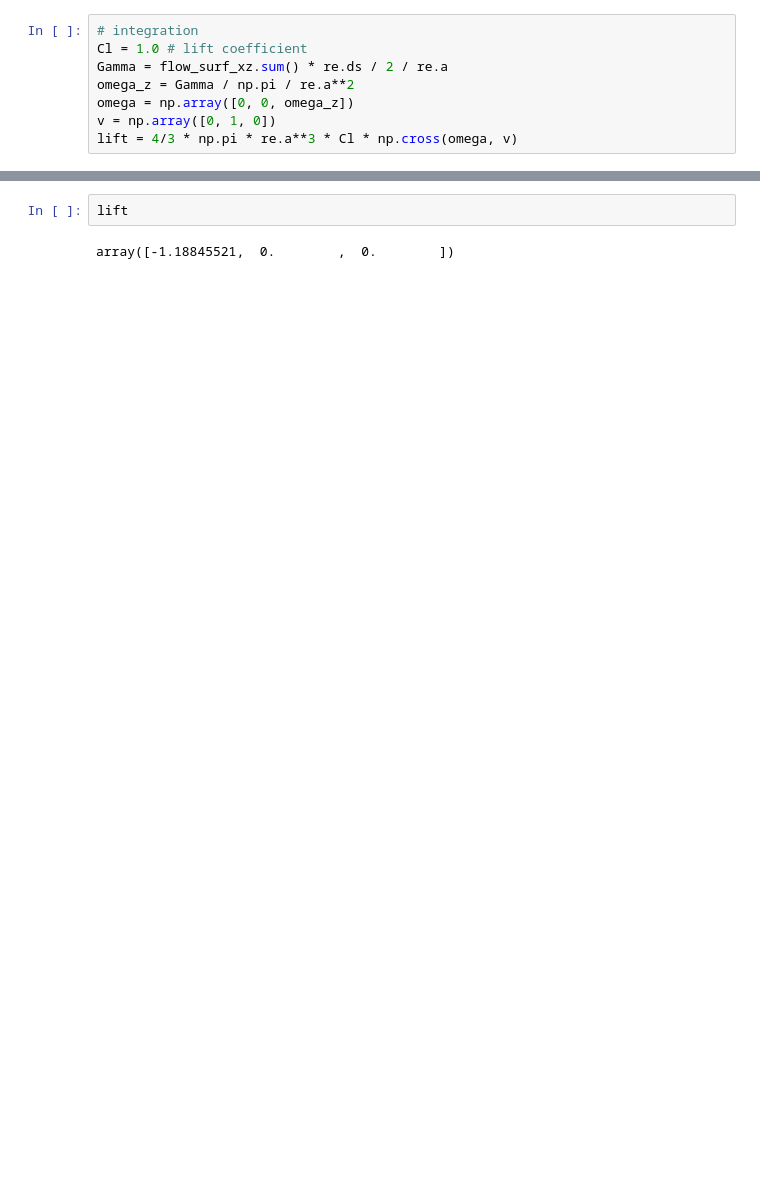
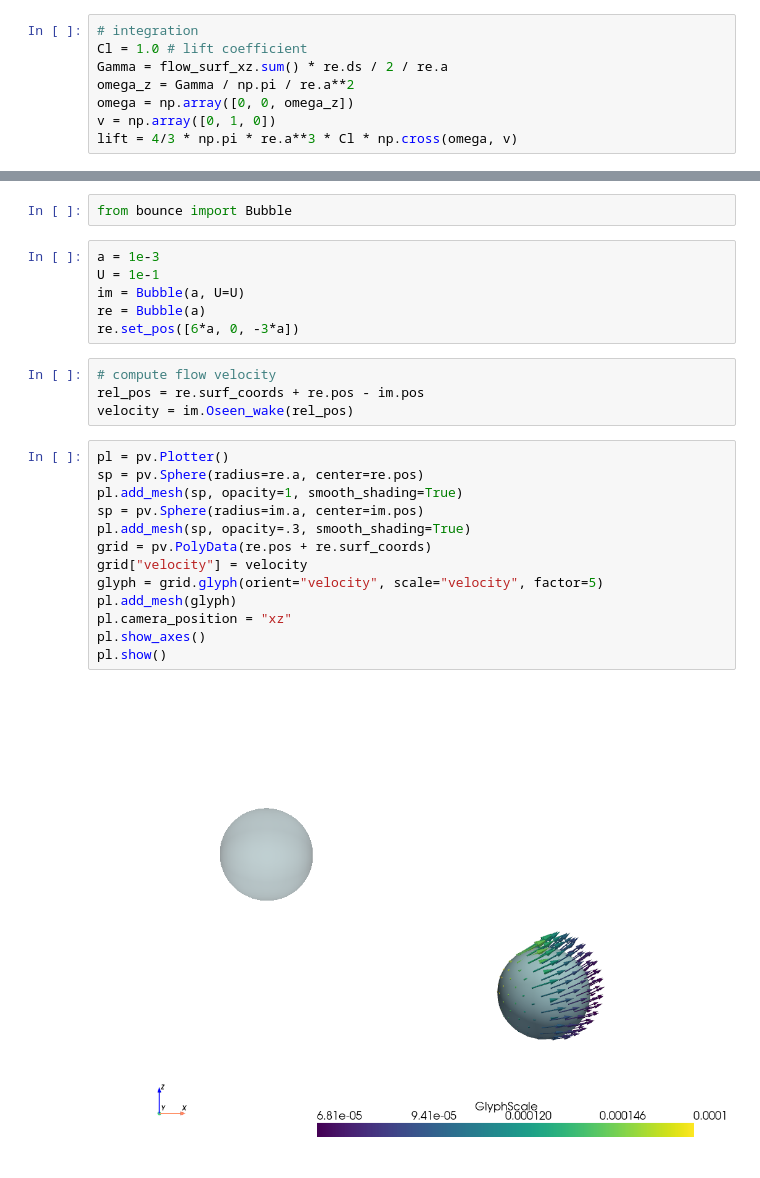
Before and after one commit to ZLoverty/bubble_bouncing, a Jupyter notebook: Oseen_wake.ipynb, the cells around one changed output, grey strips where cells are left out. Drawn from its saved outputs; the diff is of its cells as text; blank space fills up the shorter version.

```diff
--- a/Oseen_wake.ipynb
+++ b/Oseen_wake.ipynb
@@ -394,4 +402,27 @@ lift = 4/3 * np.pi * re.a**3 * Cl * np.cross(omega, v)
 # %%
-lift
+from bounce import Bubble
-# %% [output]
-array([-1.18845521,  0.        ,  0.        ])
+# %%
+a = 1e-3
+U = 1e-1
+im = Bubble(a, U=U)
+re = Bubble(a)
+re.set_pos([6*a, 0, -3*a])
+# %%
+# compute flow velocity
+rel_pos = re.surf_coords + re.pos - im.pos
+velocity = im.Oseen_wake(rel_pos)
+# %%
+pl = pv.Plotter()
+sp = pv.Sphere(radius=re.a, center=re.pos)
+pl.add_mesh(sp, opacity=1, smooth_shading=True)
+sp = pv.Sphere(radius=im.a, center=im.pos)
+pl.add_mesh(sp, opacity=.3, smooth_shading=True)
+grid = pv.PolyData(re.pos + re.surf_coords)
+grid["velocity"] = velocity
+glyph = grid.glyph(orient="velocity", scale="velocity", factor=5)
+pl.add_mesh(glyph)
+pl.camera_position = "xz"
+pl.show_axes()
+pl.show()
+# %% [output]
+[figure, added]
```
Also changed, not shown: parts of 28 cells of this notebook, 8 other files.
